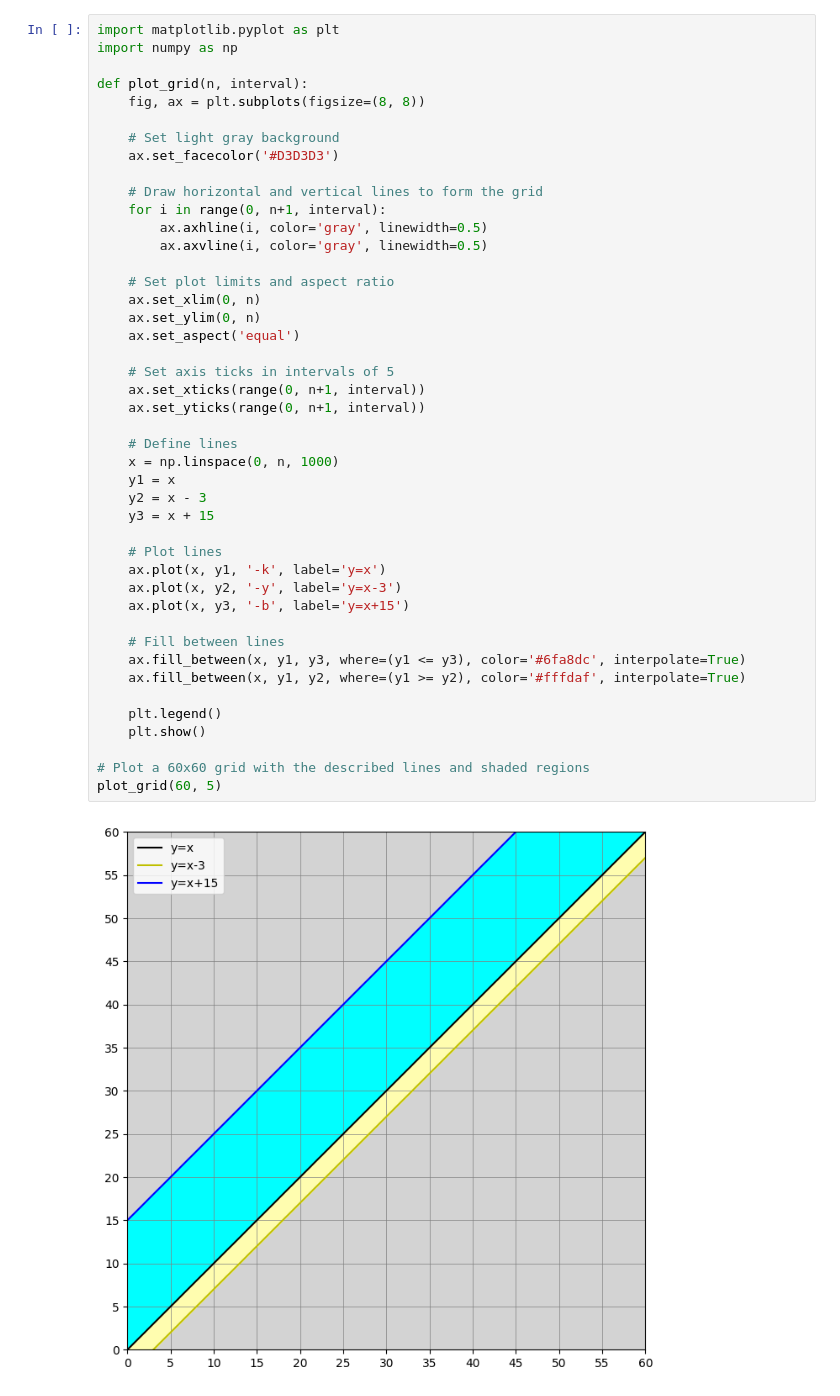
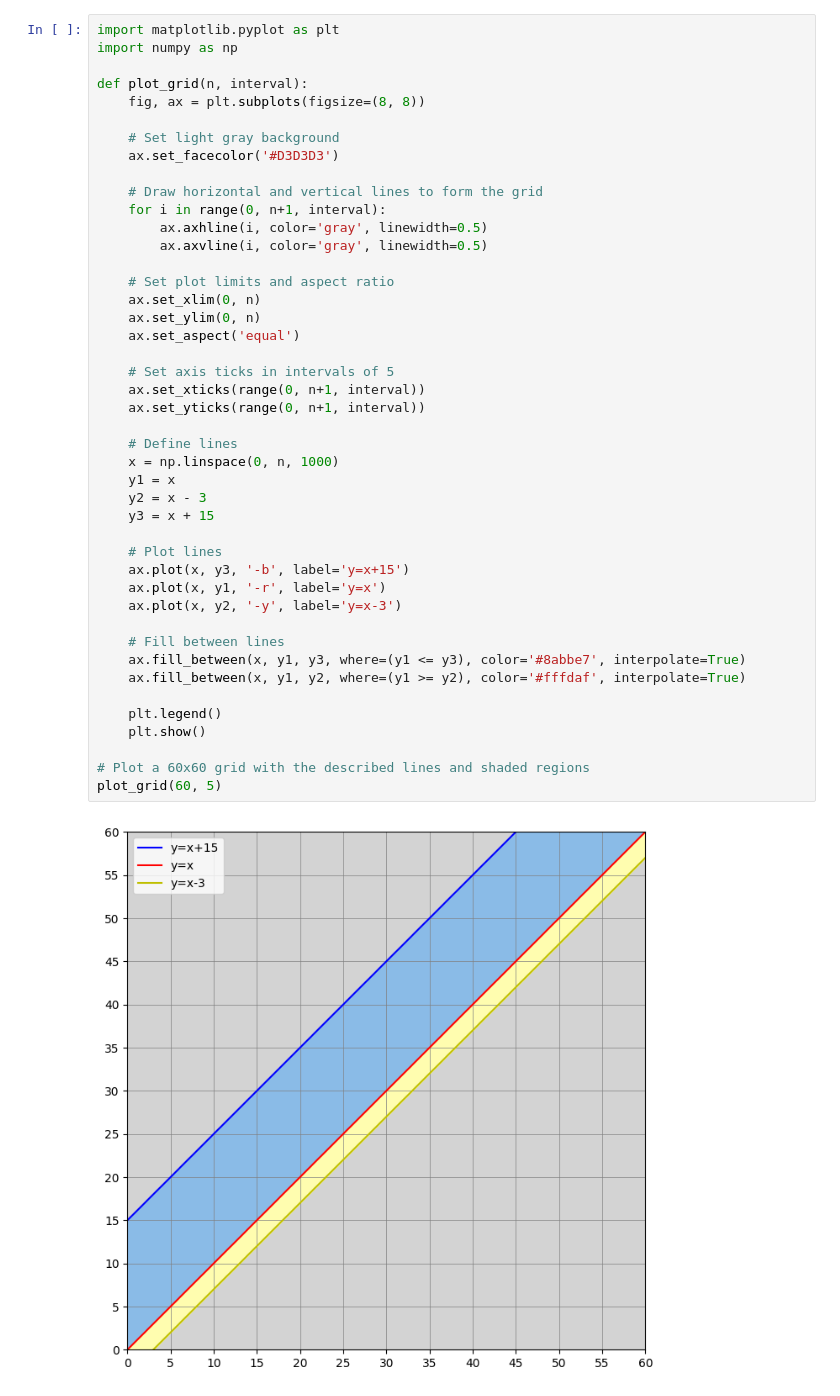
Before and after one commit to brayandm/math-refresher-homeworks, a Jupyter notebook: Probability (Bonus)/graph.ipynb, the cells around one changed output. Drawn from its saved outputs; the diff is of its cells as text.

```diff
--- a/Probability (Bonus)/graph.ipynb
+++ b/Probability (Bonus)/graph.ipynb
@@ -13,34 +13,34 @@ def plot_grid(n, interval):
         ax.axhline(i, color='gray', linewidth=0.5)
         ax.axvline(i, color='gray', linewidth=0.5)
 
     # Set plot limits and aspect ratio
     ax.set_xlim(0, n)
     ax.set_ylim(0, n)
     ax.set_aspect('equal')
 
     # Set axis ticks in intervals of 5
     ax.set_xticks(range(0, n+1, interval))
     ax.set_yticks(range(0, n+1, interval))
 
     # Define lines
     x = np.linspace(0, n, 1000)
     y1 = x
     y2 = x - 3
     y3 = x + 15
 
     # Plot lines
-    ax.plot(x, y1, '-k', label='y=x')
+    ax.plot(x, y3, '-b', label='y=x+15')
+    ax.plot(x, y1, '-r', label='y=x')
     ax.plot(x, y2, '-y', label='y=x-3')
-    ax.plot(x, y3, '-b', label='y=x+15')
 
     # Fill between lines
-    ax.fill_between(x, y1, y3, where=(y1 <= y3), color='#6fa8dc', interpolate=True)
+    ax.fill_between(x, y1, y3, where=(y1 <= y3), color='#8abbe7', interpolate=True)
     ax.fill_between(x, y1, y2, where=(y1 >= y2), color='#fffdaf', interpolate=True)
 
     plt.legend()
     plt.show()
 
 # Plot a 60x60 grid with the described lines and shaded regions
 plot_grid(60, 5)
 # %% [output]
-[figure, old version]
+[figure, new version]
```
Also changed, not shown: parts of 1 cell of this notebook, 2 other files.
